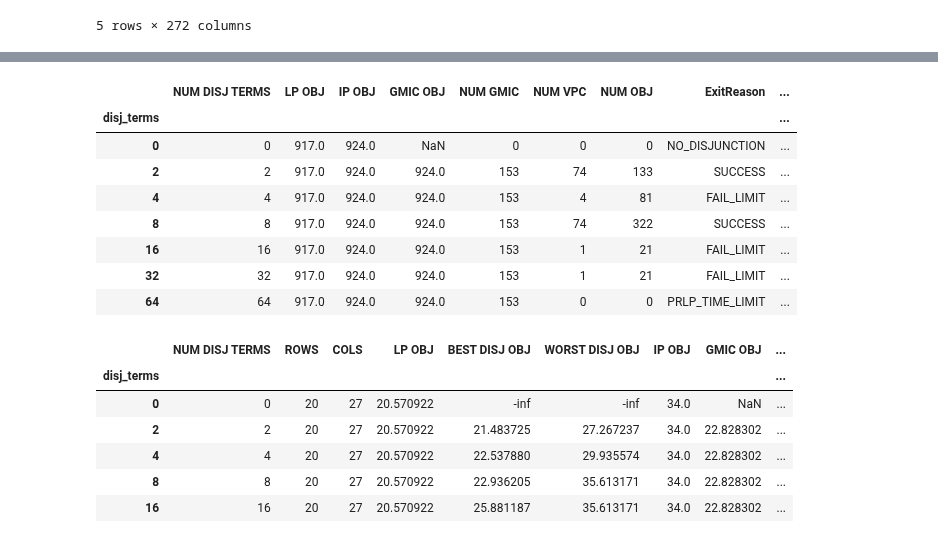
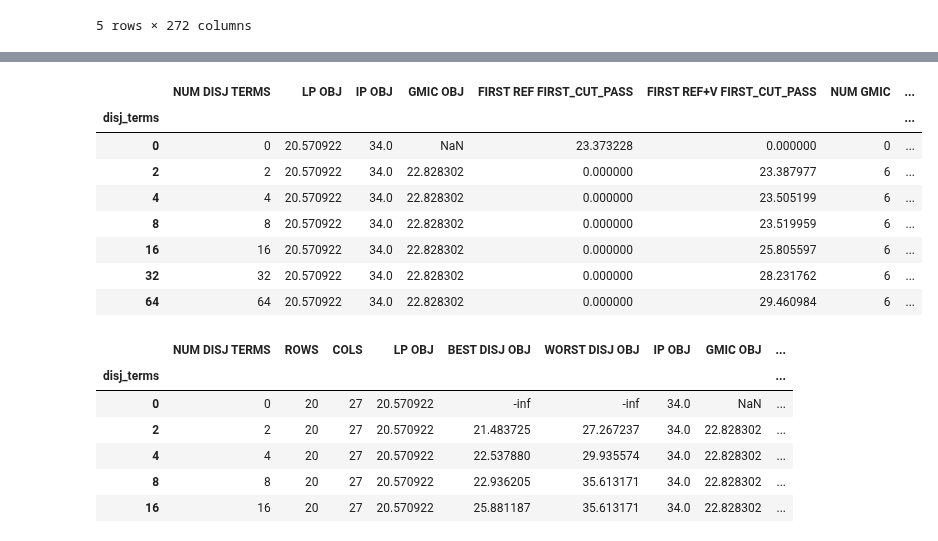
Before and after one commit to akazachk/vpc, a Jupyter notebook: plots/plots.ipynb, the cells around one changed output, grey strips where cells are left out. Cells and saved outputs as stored; diff of their text form; code cells hidden in the pictures.

```diff
--- a/plots/plots.ipynb
+++ b/plots/plots.ipynb
@@ -240,0 +163,10 @@ End:  21477.0
+# %%
+## DEBUG
+
+# col = "REF+V FIRST_CUT_PASS"
+# tmp = df[col]
+# display(tmp)
+
+for col in df.columns:
+    if str(col).endswith("FIRST_CUT_PASS"):
+        print("{}".format(col))
@@ -244,47 +185,51 @@ gap_df = df.loc[:,
                 [
                     'NUM DISJ TERMS',
                     'LP OBJ',
                     'IP OBJ',
                     'GMIC OBJ',
+                    'FIRST REF FIRST_CUT_PASS',
+                    'FIRST REF+V FIRST_CUT_PASS',
                     'NUM GMIC',
                     'NUM VPC',
                     'NUM OBJ',
                     'ExitReason']
                ]
 
-#gap_df = gap_df.loc['bm23_presolved']
-gap_df = gap_df.loc['10teams_presolved']
+gap_df = gap_df.loc['bm23_presolved']
+#gap_df = gap_df.loc['10teams_presolved']
 
 def calc_gap_closed(gap_df, col):
     # conditions = (df[col] > EPS) & np.isfinite(df[col])
     # choices = 100. * (gap_df[col] - gap_df["LP OBJ"]) / (gap_df["IP OBJ"] - gap_df["LP OBJ"])
     # return np.select(conditions, choices, default=0.0)
     return np.where(
         gap_df[col] > EPS, # condition
         100. * (gap_df[col] - gap_df["LP OBJ"]) / (gap_df["IP OBJ"] - gap_df["LP OBJ"]), # if condition is true
         0.0 # if condition is false
     )
 
 def calc_gap_closed2(gap_df, col):
     conditions = gap_df[col] > EPS & np.isfinite(gap_df[col])
     choices = 100. * (gap_df[col] - gap_df["LP OBJ"]) / (gap_df["IP OBJ"] - gap_df["LP OBJ"])
     return np.select(conditions, choices, default=0.0)
 
-cut_type = "GMIC"
-col = cut_type + " OBJ"
-gap_df[cut_type + " % GAP CLOSED"] = calc_gap_closed(gap_df, col)
+
+col = "REF FIRST_CUT_PASS"
+gap_df[col + " % GAP CLOSED"] = calc_gap_closed(gap_df, "FIRST " + col)
+col = "REF+V FIRST_CUT_PASS"
+gap_df[col + " % GAP CLOSED"] = calc_gap_closed(gap_df, "FIRST " + col)
 
 display(gap_df)
 # %% [output]
-|  | NUM DISJ TERMS | LP OBJ | IP OBJ | GMIC OBJ | NUM GMIC | NUM VPC | NUM OBJ | ExitReason | ... |
-| disj_terms |  |  |  |  |  |  |  |  | ... |
-| 0 | 0 | 917.0 | 924.0 | NaN | 0 | 0 | 0 | NO_DISJUNCTION | ... |
-| 2 | 2 | 917.0 | 924.0 | 924.0 | 153 | 74 | 133 | SUCCESS | ... |
-| 4 | 4 | 917.0 | 924.0 | 924.0 | 153 | 4 | 81 | FAIL_LIMIT | ... |
-| 8 | 8 | 917.0 | 924.0 | 924.0 | 153 | 74 | 322 | SUCCESS | ... |
-| 16 | 16 | 917.0 | 924.0 | 924.0 | 153 | 1 | 21 | FAIL_LIMIT | ... |
-| 32 | 32 | 917.0 | 924.0 | 924.0 | 153 | 1 | 21 | FAIL_LIMIT | ... |
-| 64 | 64 | 917.0 | 924.0 | 924.0 | 153 | 0 | 0 | PRLP_TIME_LIMIT | ... |
+|  | NUM DISJ TERMS | LP OBJ | IP OBJ | GMIC OBJ | FIRST REF FIRST_CUT_PASS | FIRST REF+V FIRST_CUT_PASS | NUM GMIC | ... |
+| disj_terms |  |  |  |  |  |  |  | ... |
+| 0 | 0 | 20.570922 | 34.0 | NaN | 23.373228 | 0.000000 | 0 | ... |
+| 2 | 2 | 20.570922 | 34.0 | 22.828302 | 0.000000 | 23.387977 | 6 | ... |
+| 4 | 4 | 20.570922 | 34.0 | 22.828302 | 0.000000 | 23.505199 | 6 | ... |
+| 8 | 8 | 20.570922 | 34.0 | 22.828302 | 0.000000 | 23.519959 | 6 | ... |
+| 16 | 16 | 20.570922 | 34.0 | 22.828302 | 0.000000 | 25.805597 | 6 | ... |
+| 32 | 32 | 20.570922 | 34.0 | 22.828302 | 0.000000 | 28.231762 | 6 | ... |
+| 64 | 64 | 20.570922 | 34.0 | 22.828302 | 0.000000 | 29.460984 | 6 | ... |
 # %%
 def calc_gap_closed(gap_df, col):
     return np.where(
```
Also changed, not shown: parts of 6 cells of this notebook.
